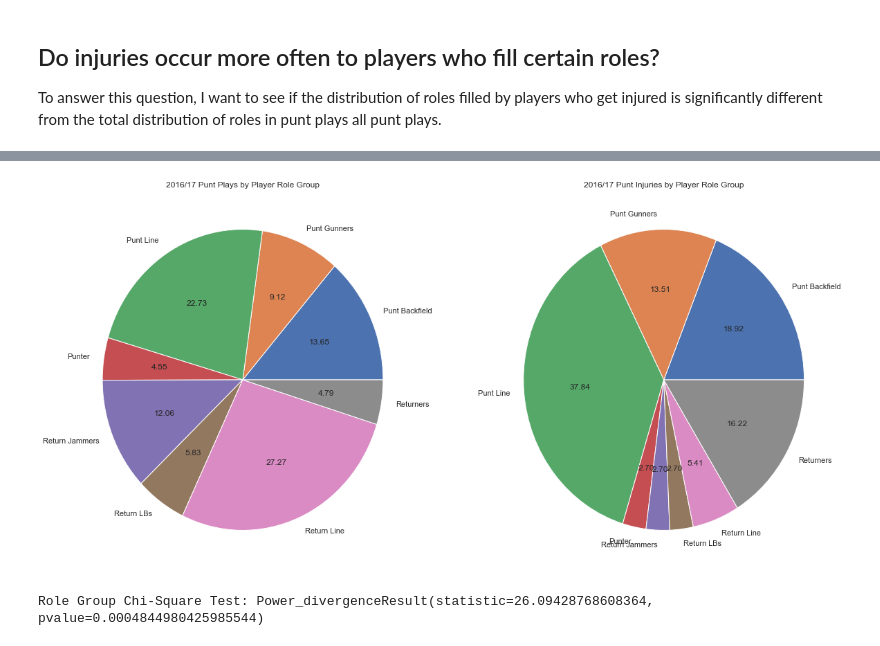
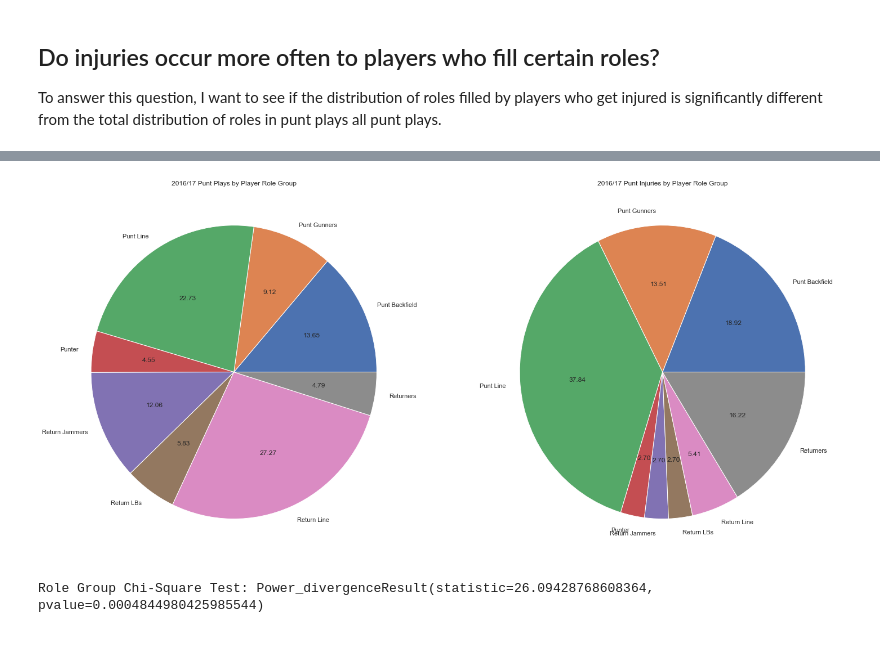
Before and after one commit to tjeffkessler/thinkful_dsflex, a Jupyter notebook: Research Proposal.ipynb, the cells around one changed output, grey strips where cells are left out. Saved outputs shown, nothing was run; the diff lists cells and outputs as text; code cells hidden in the pictures.

```diff
--- a/Research Proposal.ipynb
+++ b/Research Proposal.ipynb
@@ -314,12 +121,3 @@ This T-Test confirms the null hypothesis, that temperature does not have a signi
-# %%
-def get_percentages(data):
-    '''Take a frequency count from array-like data and create a sorted, ordered dictionary of percentages
-    :param data: Pandas Series or array-like, the data from which to count frequency'''
-    l = len(data)
-    ddict = dict(Counter(list(data)))
-    ddict.update((k, v/l) for k, v in ddict.items())
-    ddict = OrderedDict(sorted(ddict.items()))
-    return ddict
 # %%
 #Create a dictionary with frequency counts for weather during injury-producing games
 injured_weather = dict(Counter(list(injury_games_df['weather'])))
@@ -371,30 +197,13 @@ To answer this question, I want to see if the distribution of roles filled by pl
 player_role_df = pd.read_csv('play_player_role_data.csv')
 
 #Create a column for groups of roles that are similar to reduce number of unique values
-#Standardize and reduce the number of weather values
-nw = {}
-for value in player_role_df.Role.unique():
-    s = str(value).lower()
-    if 'v' in s:
-        nw[value] = 'Return Jammers'
-    elif s == 'plt' or s == 'plg' or s == 'pls' or s=='prg' or s=='prt':
-        nw[value] = 'Punt Line'
-    elif 'g' in s:
-        nw[value] = 'Punt Gunners'
-    elif s == 'p':
-        nw[value] = 'Punter'
-    elif 'w' in s or 'c' in s or 'pp' in s:
-        nw[value] = 'Punt Backfield'
-    elif 'pd' in s:
-        nw[value] = 'Return Line'
-    elif 'fb' in s  or s ==  'pr':
-        nw[value] = 'Returners'
-    else:
-        nw[value] = 'Return LBs'
+player_role_df = standardize_role_groups(player_role_df)
 
-player_role_df['Group'] = player_role_df['Role'].replace(nw.keys(), nw.values(), inplace=False)
 #Create a Data Frame of just the players getting injured
 injured_role_df = pd.merge(player_role_df, pd.read_csv('video_review.csv'), how='inner', on=['Season_Year', 'GameKey', 'PlayID', 'GSISID'])
 
-#Check for NaNs
-player_role_df.isna().sum()
+#Create a dictionary for percentage of total for each role group
+group_dict = get_percentages(player_role_df['Group'])
+
+#Create a dictionary for the percentage of injured role group
+injured_group_dict = get_percentages(injured_role_df['Group'])
@@ -415,17 +210,17 @@ injured_group_dict = get_percentages(injured_role_df['Group'])
 # %%
 #Create pie charts comparing the distribution of all groups and the distribution of injured groups
-plt.figure(figsize=(20,10))
+plt.figure(figsize=(25,12))
 
 plt.subplot(1, 2, 1)
 plt.pie(group_dict.values(), labels=group_dict.keys(), autopct='%0.2f')
 plt.title('2016/17 Punt Plays by Player Role Group')
 
 plt.subplot(1, 2, 2)
 plt.pie(injured_group_dict.values(), labels=injured_group_dict.keys(), autopct='%0.2f')
 plt.title('2016/17 Punt Injuries by Player Role Group')
 plt.show()
 # %% [output]
-[figure, old version]
+[figure, new version]
 # %%
 #Update the percent distributions with their frequency count over 38 injury-producing games
 group_dict.update((k, v*38) for k, v in group_dict.items())
```
Also changed, not shown: parts of 51 cells of this notebook, 7 other files.
